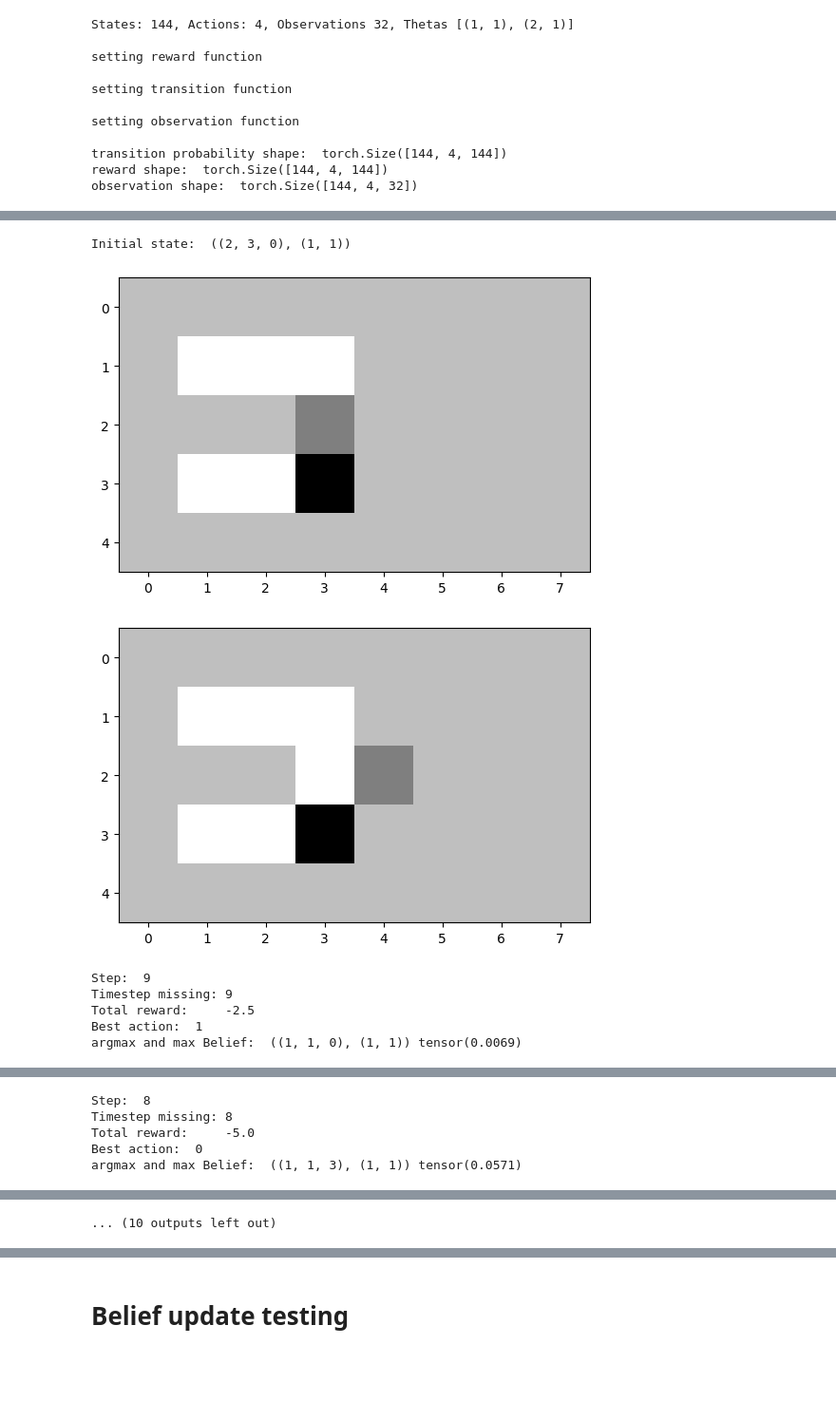
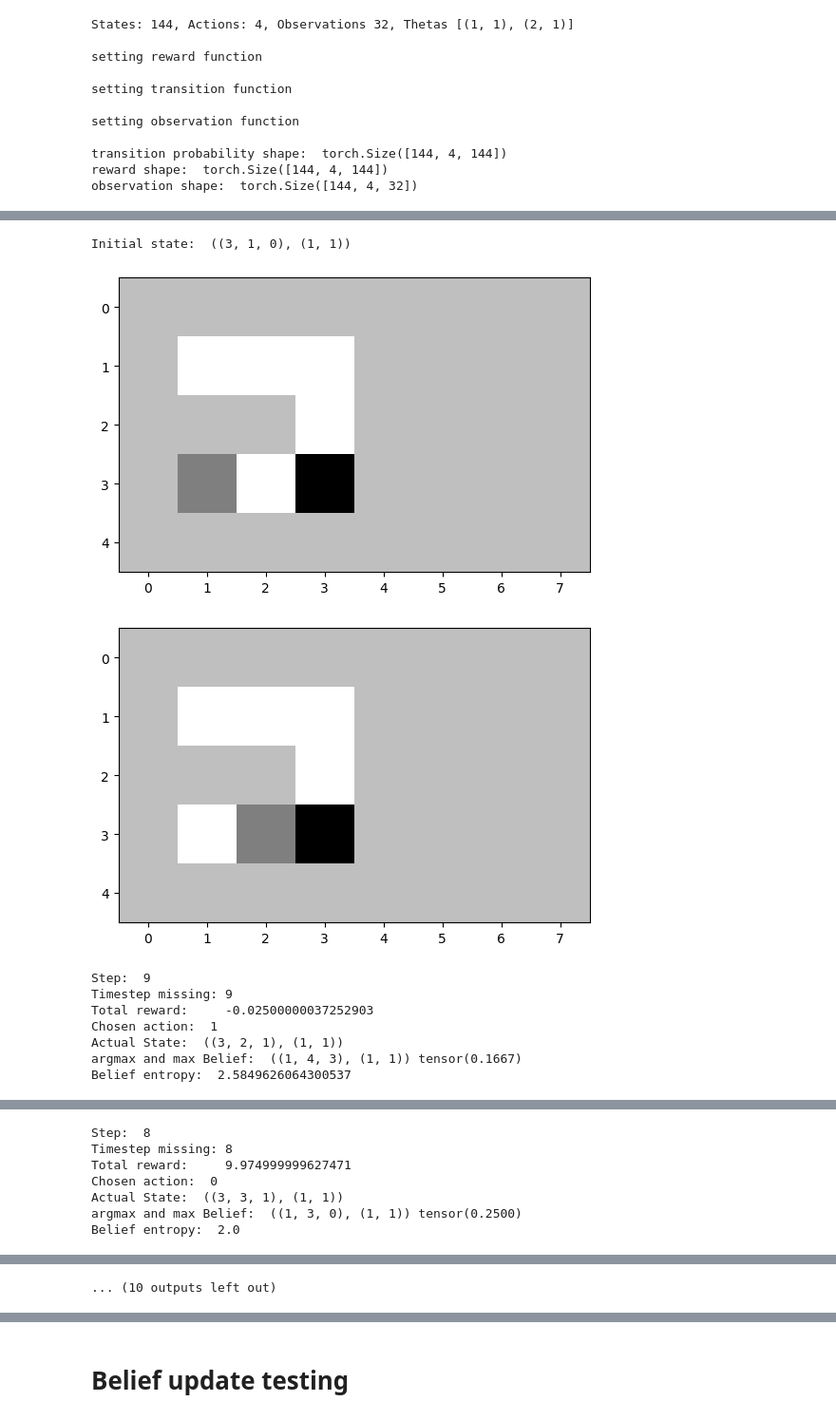
Before and after one commit to flaccagora/RoboSurgery, a Jupyter notebook: src/train.ipynb, the cells around one changed output, grey strips where cells are left out. Shown at 95% size. Saved outputs shown, nothing was run; the diff lists cells and outputs as text; code cells hidden in the pictures; blank space fills up the shorter version.

```diff
--- a/src/train.ipynb
+++ b/src/train.ipynb
@@ -231,7 +213,7 @@ def parse():
     parser.add_argument(
         '--num_episodes',
         type=int,
-        default=100,
+        default=1000,
     )
     parser.add_argument(
         '--num_eval_games',
@@ -252,7 +234,7 @@ def parse():
     parser.add_argument(
         "--load_checkpoint_path",
         type=str,
-        default="models/",
+        default="",
     )
 
     parser.add_argument(
@@ -274,7 +256,6 @@ def parse():
     if not os.path.exists(args.log_dir):
         os.makedirs(args.log_dir)
 
-    args.load_checkpoint_path = args.log_dir
 
     return args
 
@@ -308,7 +289,9 @@ agent = DQNAgent(
     save_path=args.log_dir,
     save_every=args.save_every,
     replay_memory_size=500,
-    batch_size=64,
+    replay_memory_init_size=100,
+    batch_size=64,  # batch size always less than initmemorysize
+
 )
 
 env_wrapper = POMDPWrapper_v0(env, agent, T, O, R)
@@ -336,7 +319,7 @@ with Logger(args.log_dir) as logger:
 
         # Generate data from the environment
         # payoffs: tuple (list of game payoffs, [player0's round_payoff, player1's round_payoff])
-        trajectories = env_wrapper.run(50)
+        trajectories = env_wrapper.run(32)
 
         # Reorganaize the data to be ts = state, action, reward, next_state, done
         # Feed transitions into agent memory, and train the agent
@@ -376,45 +369,53 @@ Model saved in logs/model.pth
 b = torch.ones(len(states)) / len(states)
 s = np.random.randint(len(states))
 la =  {i:i for i in range(4)}
 
 print("Initial state: ", states[s])
 env.render(states[s])
+# obs = env.get_observation(states[s])
+# b = env_wrapper.update_belief(b, 0, obs)
+
 
 horizon = 10
 # We loop for each step we have yet to do.
 totalReward = 0.0
 for t in range(horizon - 1, -1, -1):
     # We advance the world one step (the agent only sees the observation
     # and reward).
-    best_action = agent.eval_step({'obs':b, 'raw_legal_actions':la, 'legal_actions':la})[0]
-    #best_action = np.random.choice([0,1,2,3])
-    next_obs, reward, done, info = env_wrapper.step(best_action, execute=True)
+    #best_action = agent.eval_step({'obs':b, 'raw_legal_actions':la, 'legal_actions':la})[0]
+    best_action = np.random.choice([0,1,2,3])
+    next_obs, reward, done, info = env_wrapper.step(s, best_action)
     next_state = info['actual_state']
     totalReward += reward
-    env.render()
+    env.render(states[next_state])
 
 
     next_belief = env_wrapper.update_belief(b, best_action, next_obs)
 
     print("Step: ", t)
     print("Timestep missing: " + str(t) + "  ") # Print space after to clear
     print("Total reward:     " + str(totalReward) + "  ")
     print("Chosen action: ", best_action)
-    print("Actual State: ", next_state)
-    print("argmax and max Belief: ", states[torch.argmax(b)], torch.max(b))
-    print("Belief entropy: ", belief_entropy(b))
+    print("Actual State: ", states[next_state])
+    print("argmax and max Belief: ", states[torch.argmax(next_belief)], torch.max(next_belief))
+    print("Belief entropy: ", belief_entropy(next_belief))
+
+    if t == 1:
+        assert states[torch.argmax(next_belief)] == states[next_state]
 
     # Then we update the world
     s = next_state
     b = next_belief
     # Sleep 1 second so the user can see what is happening.
     time.sleep(1)
 # %% [output]
-Initial state:  ((2, 3, 0), (1, 1))
+Initial state:  ((3, 1, 0), (1, 1))
-[figure, old version]
+[figure, new version]
-[figure, old version]
+[figure, new version]
 Step:  9
 Timestep missing: 9
-Total reward:     -2.5
-Best action:  1
-argmax and max Belief:  ((1, 1, 0), (1, 1)) tensor(0.0069)
+Total reward:     -0.02500000037252903
+Chosen action:  1
+Actual State:  ((3, 2, 1), (1, 1))
+argmax and max Belief:  ((1, 4, 3), (1, 1)) tensor(0.1667)
+Belief entropy:  2.5849626064300537
@@ -422,5 +423,7 @@ argmax and max Belief:  ((1, 1, 0), (1, 1)) tensor(0.0069)
 Step:  8
 Timestep missing: 8
-Total reward:     -5.0
-Best action:  0
-argmax and max Belief:  ((1, 1, 3), (1, 1)) tensor(0.0571)
+Total reward:     9.974999999627471
+Chosen action:  0
+Actual State:  ((3, 3, 1), (1, 1))
+argmax and max Belief:  ((1, 3, 0), (1, 1)) tensor(0.2500)
+Belief entropy:  2.0
```
Also changed, not shown: parts of 30 cells of this notebook, 5 other files.
